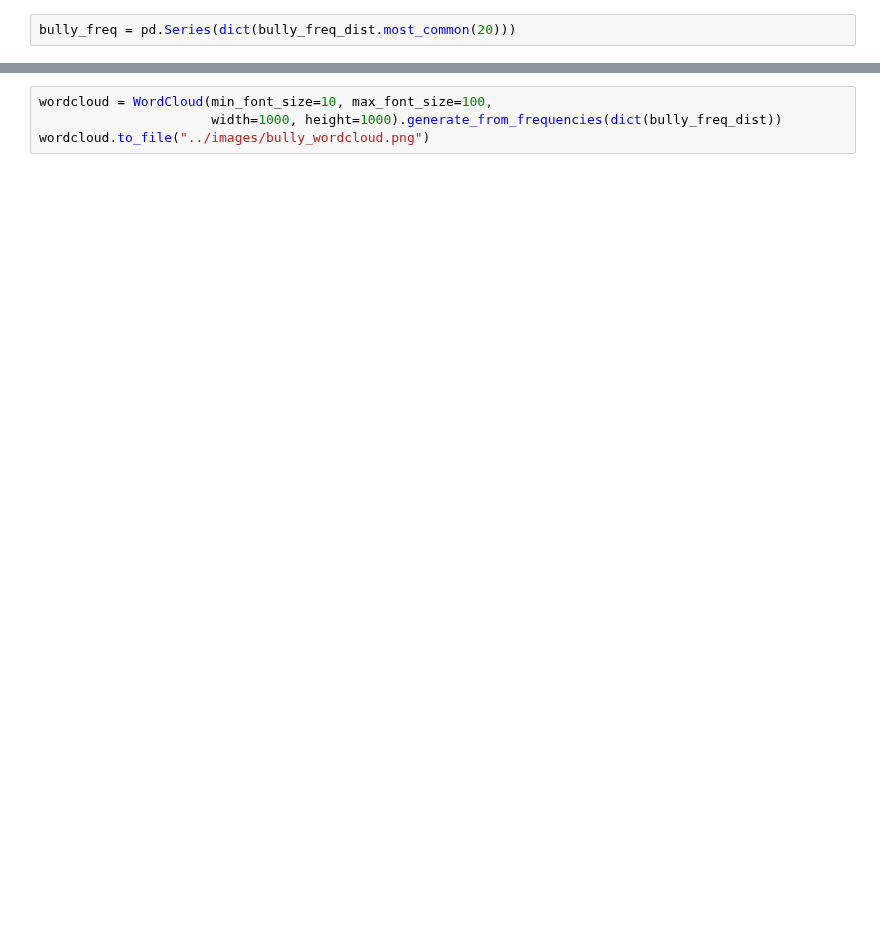
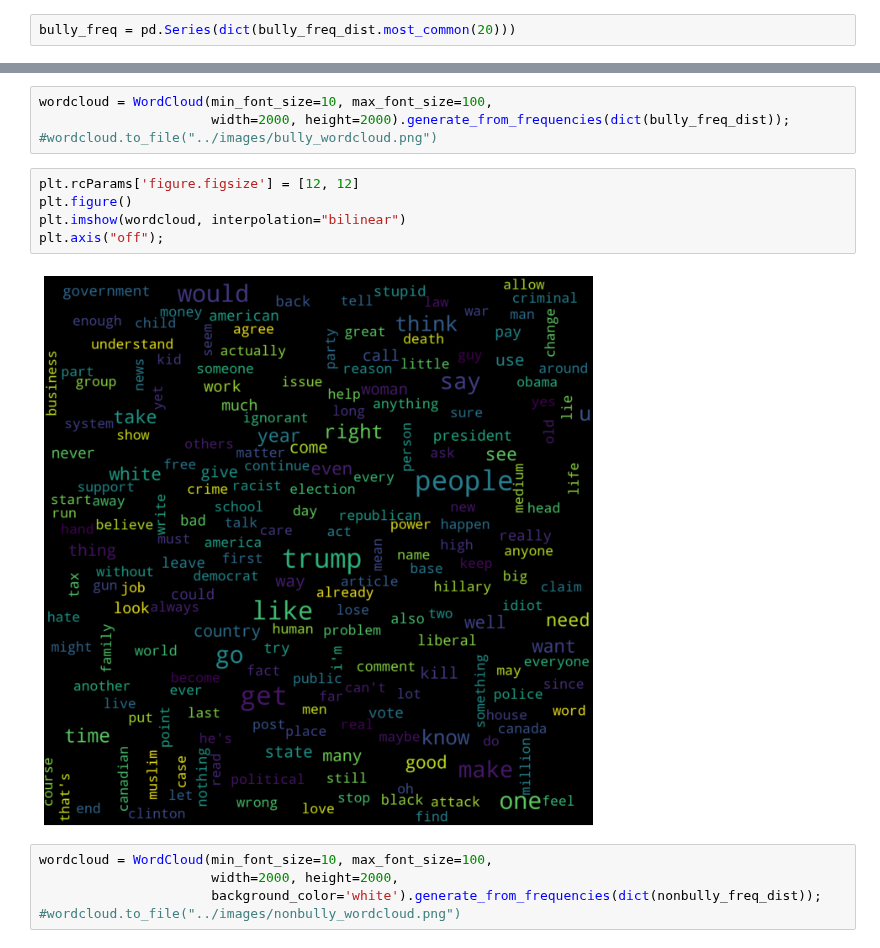
Before and after one commit to gcburgess/Cyberbullying_Detector, a Jupyter notebook: notebooks/02-data-preprocessing.ipynb, the cells around one changed output, grey strips where cells are left out. Drawn from its saved outputs; the diff is of its cells as text; blank space fills up the shorter version.

```diff
--- a/notebooks/02-data-preprocessing.ipynb
+++ b/notebooks/02-data-preprocessing.ipynb
@@ -216,7 +241,19 @@ plt.savefig('../images/nonbully_FreqDist.jpg', transparent = False, bbox_inches=
 # %%
 wordcloud = WordCloud(min_font_size=10, max_font_size=100,
-                      width=1000, height=1000).generate_from_frequencies(dict(bully_freq_dist))
-wordcloud.to_file("../images/bully_wordcloud.png")
+                      width=2000, height=2000).generate_from_frequencies(dict(bully_freq_dist));
+#wordcloud.to_file("../images/bully_wordcloud.png")
+# %%
+plt.rcParams['figure.figsize'] = [12, 12]
+plt.figure()
+plt.imshow(wordcloud, interpolation="bilinear")
+plt.axis("off");
+# %% [output]
+[figure, added]
+# %%
+wordcloud = WordCloud(min_font_size=10, max_font_size=100,
+                      width=2000, height=2000,
+                      background_color='white').generate_from_frequencies(dict(nonbully_freq_dist));
+#wordcloud.to_file("../images/nonbully_wordcloud.png")
 # %%
 plt.figure()
 plt.imshow(wordcloud, interpolation="bilinear")
```
Also changed, not shown: parts of 11 cells of this notebook, 4 other files.
